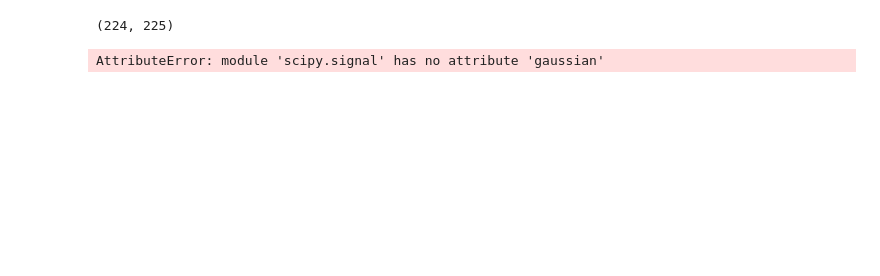
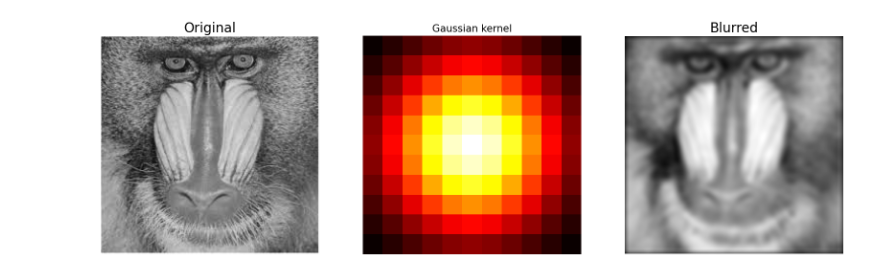
Before and after one commit to fixsnakes/Image_Processcing_Python, a Jupyter notebook: Chapter_3/Frequency_domain_Gaussian_blur_filter_with_scipy_signal.fftconvolve().ipynb, the cells around one changed output. Drawn from its saved outputs; the diff is of its cells as text; code cells hidden in the pictures; blank space fills up the shorter version.

```diff
--- a/Chapter_3/Frequency_domain_Gaussian_blur_filter_with_scipy_signal.fftconvolve().ipynb
+++ b/Chapter_3/Frequency_domain_Gaussian_blur_filter_with_scipy_signal.fftconvolve().ipynb
@@ -1,35 +40,24 @@
+# %%
+
+# Tạo kernel Gaussian
+gauss_kernel = np.outer(gaussian(11, std=3), gaussian(11, std=3))
+
+# Áp dụng Gaussian blur sử dụng FFT convolution
+im_blurred = fftconvolve(im, gauss_kernel, mode='same')
 # %%
-from PIL import Image
-from skimage.io import imread, imshow, show
-import scipy.fftpack as fp
-from scipy import ndimage, misc, signal
-
-from skimage import data, img_as_float
-from skimage.color import rgb2gray
-from skimage.transform import rescale
-import matplotlib.pylab as pylab
-import numpy as np
-import numpy.fft
-import timeit
-
-
-im = np.mean(imread('../images/mandrill.jpg'), axis=2)
-print(im.shape)
-# (224, 225)
-gauss_kernel = np.outer(signal.gaussian(11, 3), signal.gaussian(11, 3)) #
-
-im_blurred = signal.fftconvolve(im, gauss_kernel, mode='same')
-fig, (ax_original, ax_kernel, ax_blurred) = pylab.subplots(1, 3,figsize=(20,8))
+fig, (ax_original, ax_kernel, ax_blurred) = plt.subplots(1, 3, figsize=(20, 8))
 ax_original.imshow(im, cmap='gray')
 ax_original.set_title('Original', size=20)
-ax_original.set_axis_off()
-ax_kernel.imshow(gauss_kernel)
+ax_original.axis('off')
+
+ax_kernel.imshow(gauss_kernel, cmap='hot')
 ax_kernel.set_title('Gaussian kernel', size=15)
-ax_kernel.set_axis_off()
+ax_kernel.axis('off')
+
 ax_blurred.imshow(im_blurred, cmap='gray')
 ax_blurred.set_title('Blurred', size=20)
-ax_blurred.set_axis_off()
-fig.show()
+ax_blurred.axis('off')
+
+plt.show()
 # %% [output]
-(224, 225)
-AttributeError: module 'scipy.signal' has no attribute 'gaussian'
+[figure, added]
```
Also changed, not shown: parts of 3 cells of this notebook, 9 other files.
